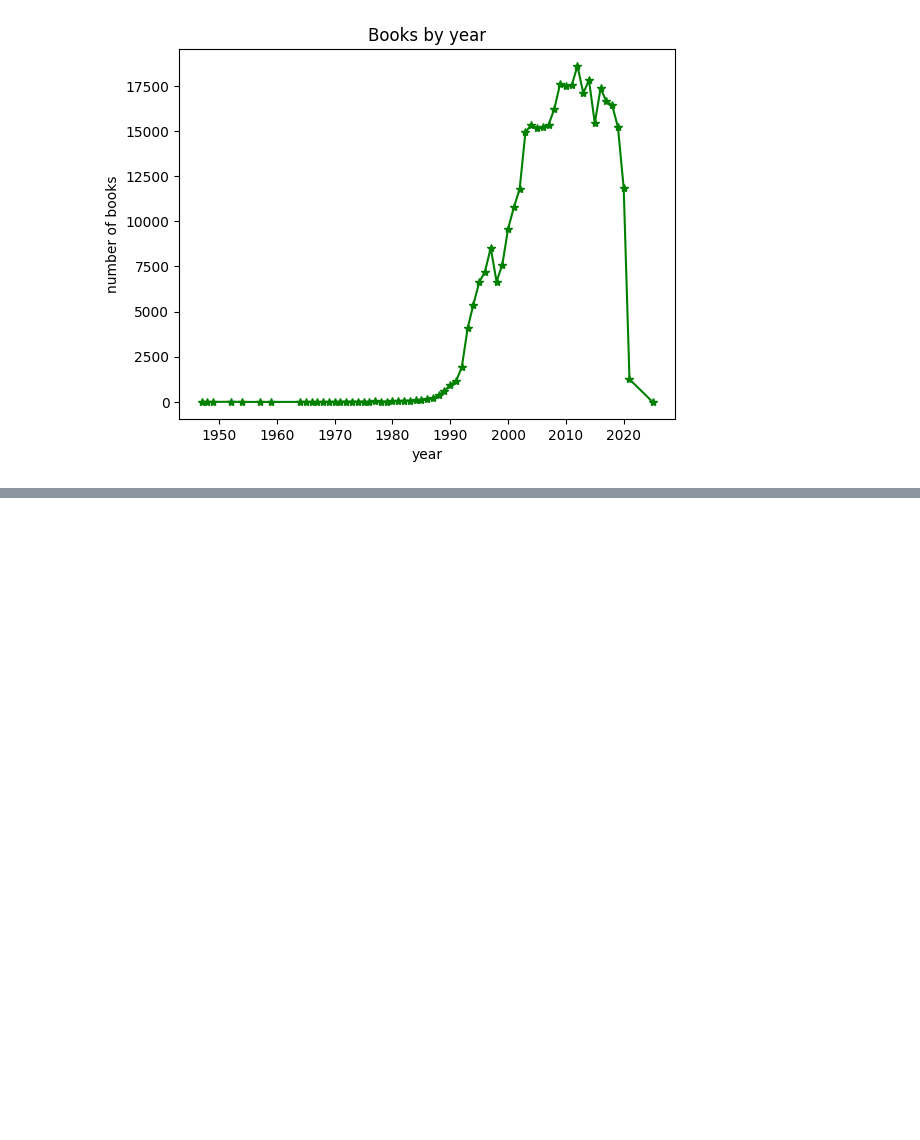
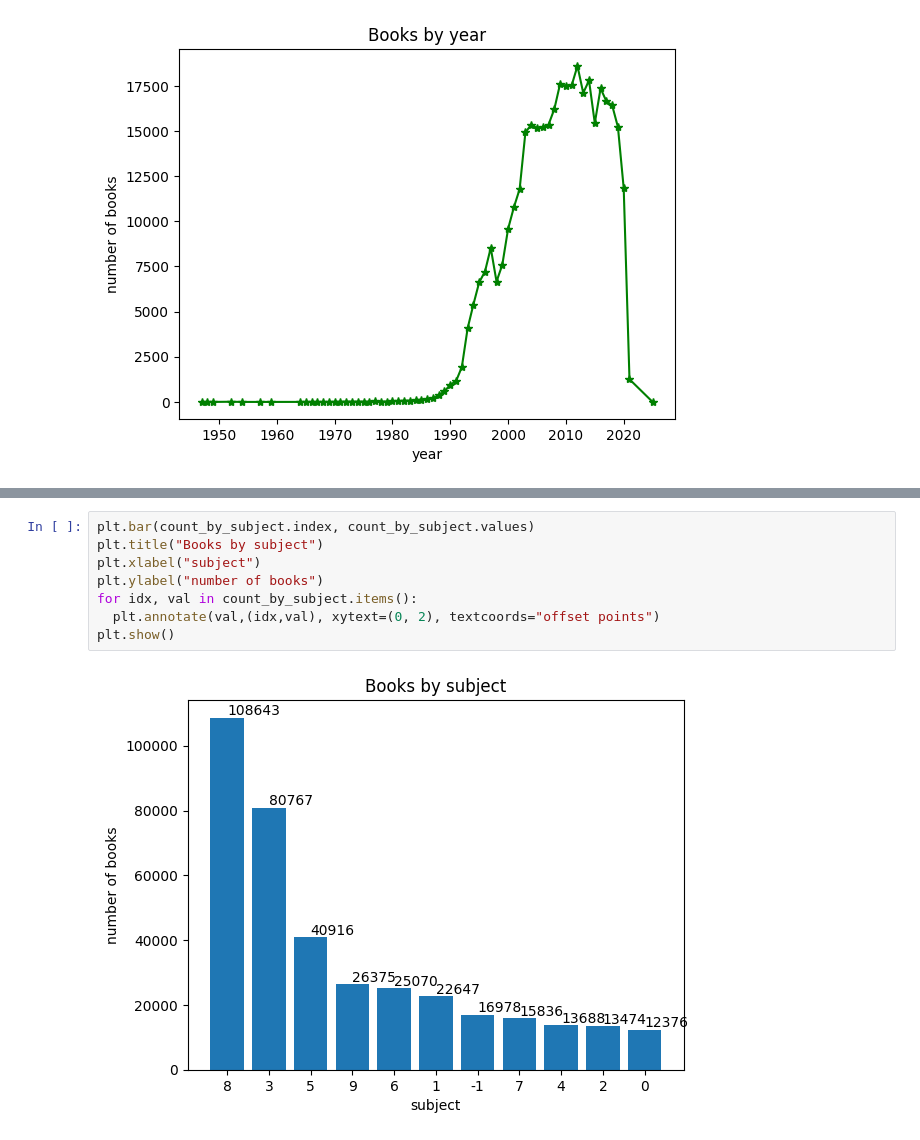
Before and after one commit to KIJOONG1127/data_anal, a Jupyter notebook: ch05_line.ipynb, the cells around one changed output, grey strips where cells are left out. Drawn from its saved outputs; the diff is of its cells as text; blank space fills up the shorter version.

```diff
--- a/ch05_line.ipynb
+++ b/ch05_line.ipynb
@@ -146,0 +211,10 @@ plt.show()
+# %%
+plt.bar(count_by_subject.index, count_by_subject.values)
+plt.title("Books by subject")
+plt.xlabel("subject")
+plt.ylabel("number of books")
+for idx, val in count_by_subject.items():
+  plt.annotate(val,(idx,val), xytext=(0, 2), textcoords="offset points")
+plt.show()
+# %% [output]
+[figure, added]
```
Also changed, not shown: parts of 6 cells of this notebook.
